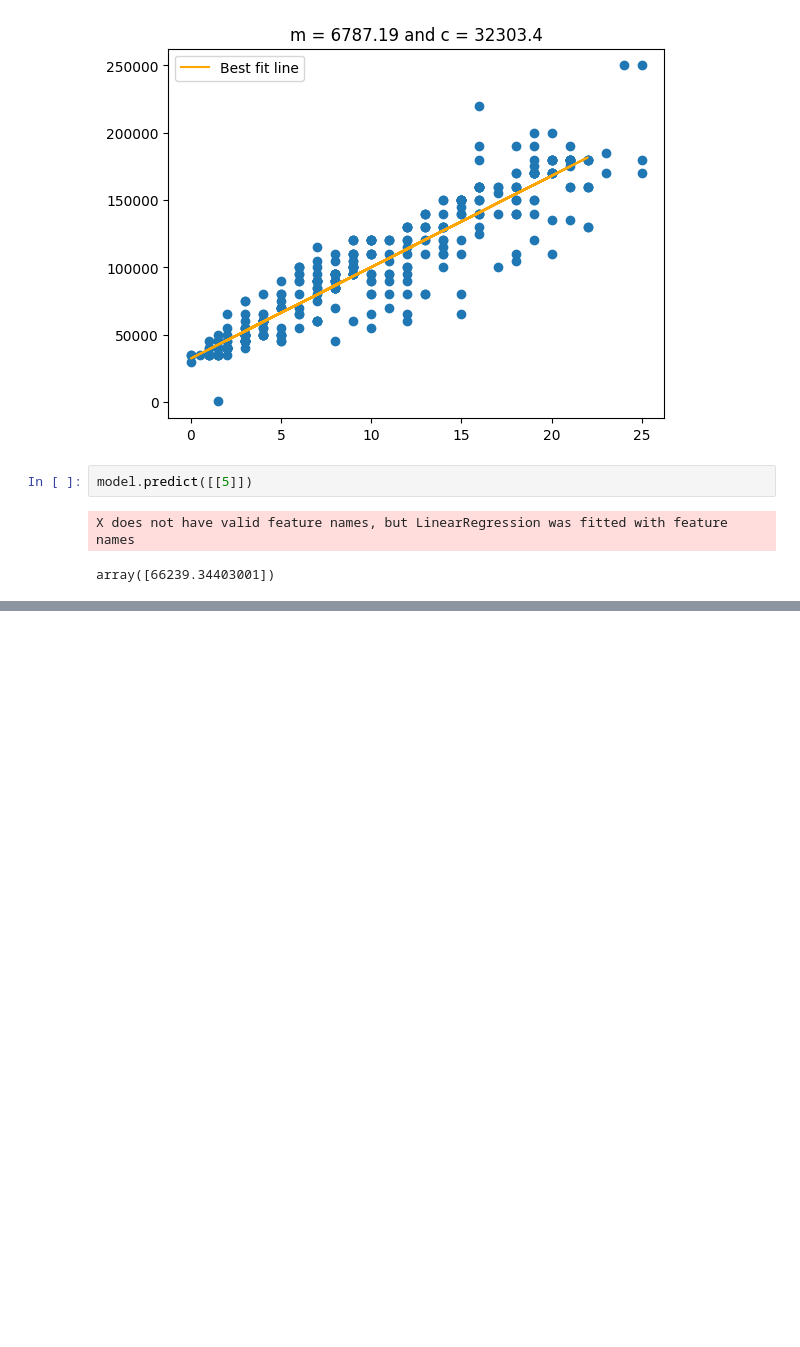
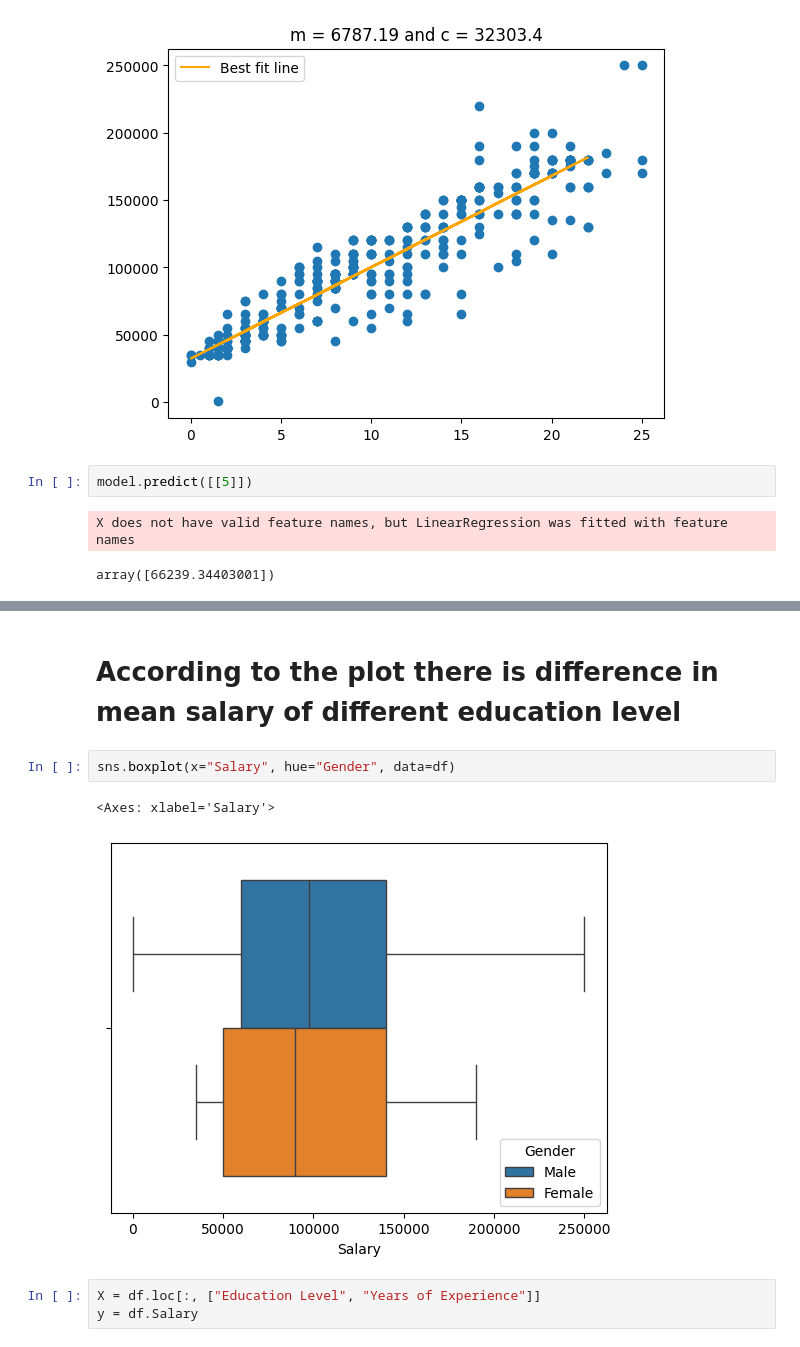
Before and after one commit to rajendra195/datascience1100, a Jupyter notebook: Introduction_to_LR_ds1100.ipynb, the cells around one changed output, grey strips where cells are left out. Saved outputs shown, nothing was run; the diff lists cells and outputs as text; blank space fills up the shorter version.

```diff
--- a/Introduction_to_LR_ds1100.ipynb
+++ b/Introduction_to_LR_ds1100.ipynb
@@ -355,0 +400,10 @@ array([66239.34403001])
+# %% [markdown]
+# According to the plot there is difference in mean salary of different education level
+# %%
+sns.boxplot(x="Salary", hue="Gender", data=df)
+# %% [output]
+<Axes: xlabel='Salary'>
+[figure, added]
+# %%
+X = df.loc[:, ["Education Level", "Years of Experience"]]
+y = df.Salary
```
Also changed, not shown: parts of 37 cells of this notebook, 2 other files.
